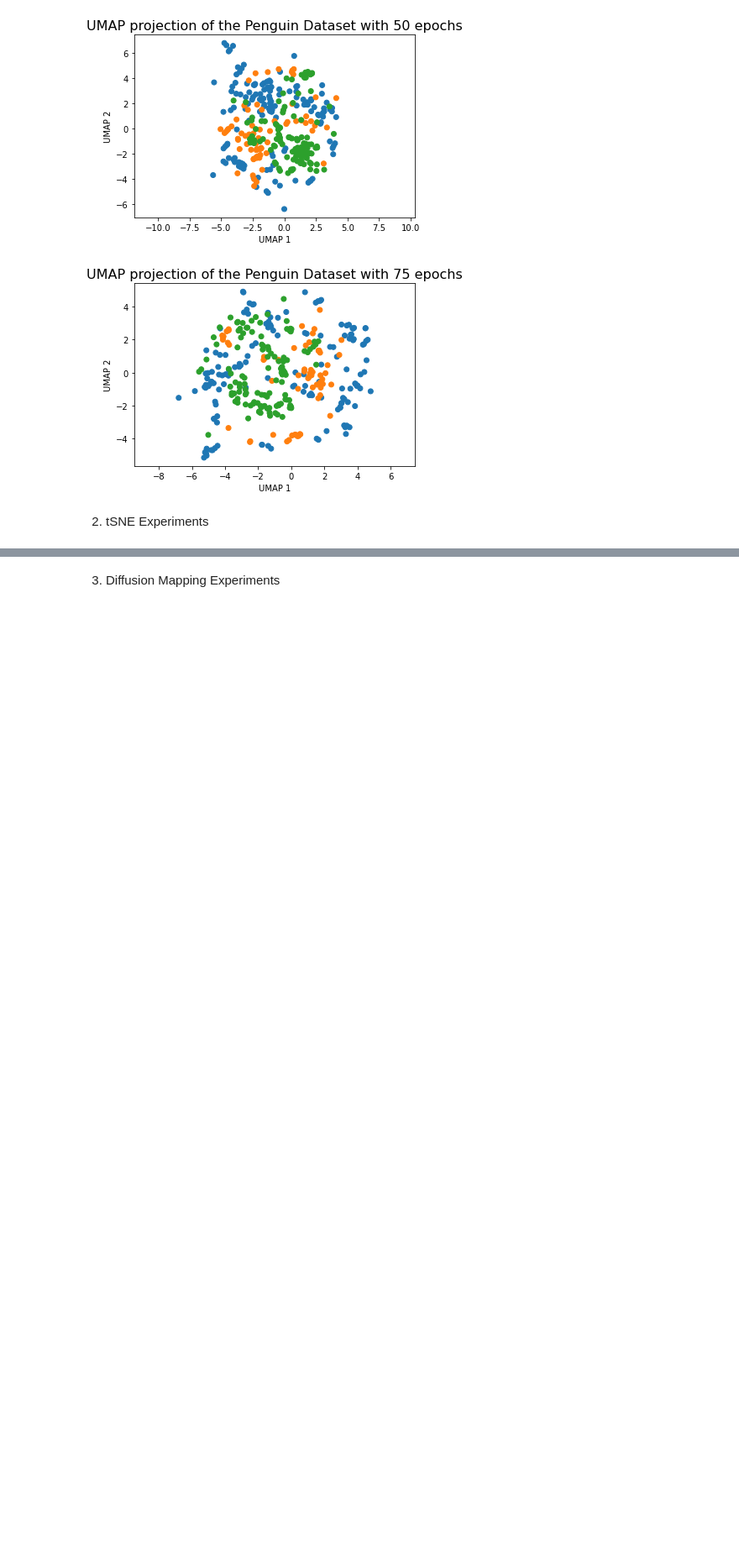
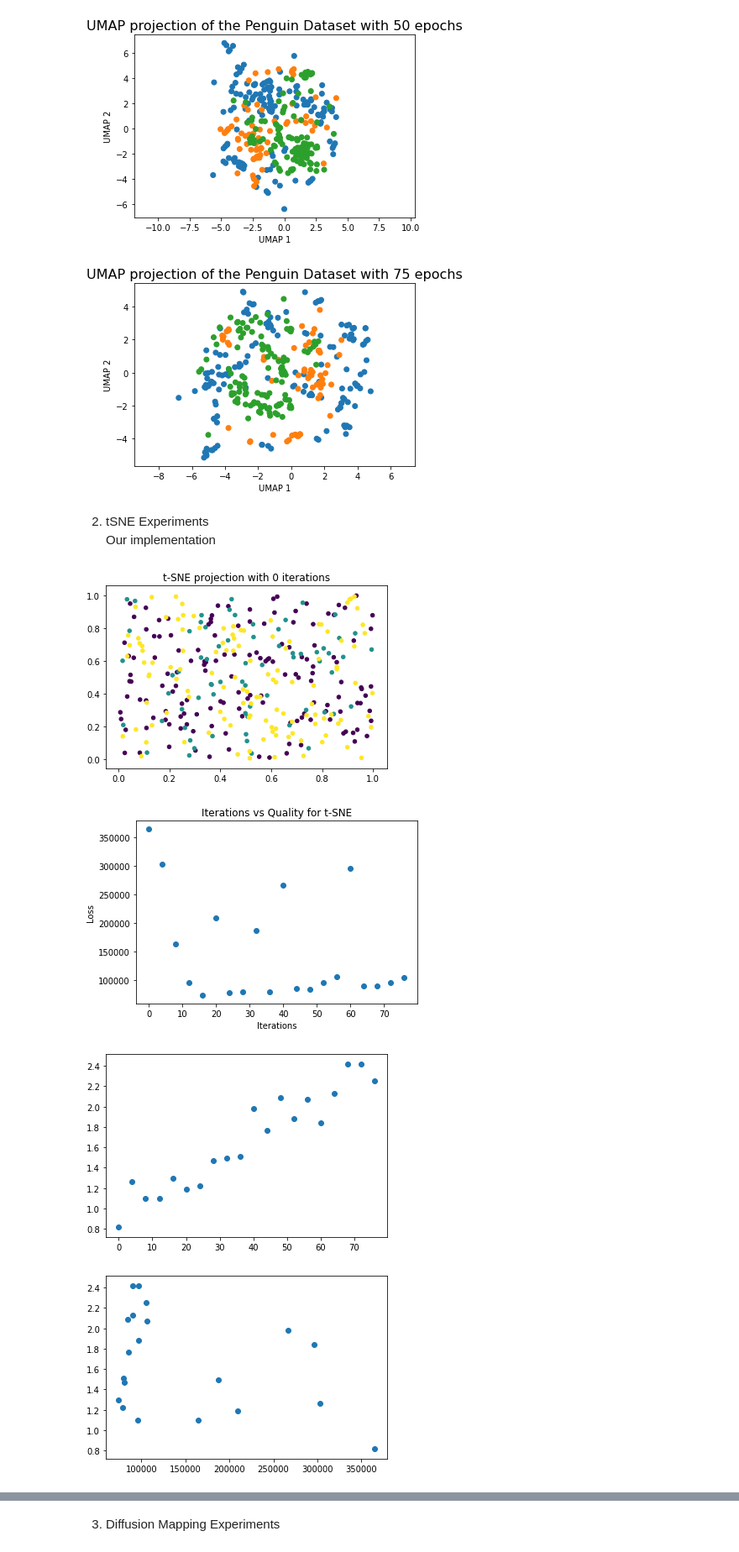
Before and after one commit to lewinsohndp/dimensional-reduction, a Jupyter notebook: experiments.ipynb, the cells around one changed output, grey strips where cells are left out. Shown at 84% size. Saved outputs shown, nothing was run; the diff lists cells and outputs as text; code cells hidden in the pictures; blank space fills up the shorter version.

Commit message:
Added tsne and diff map

```diff
--- a/experiments.ipynb
+++ b/experiments.ipynb
@@ -115,4 +118,42 @@ for i in range(0,100,25):
 [figure]
 [figure]
 # %% [markdown]
-2. tSNE Experiments
+2. tSNE Experiments <br>
+Our implementation
+# %%
+tsne = TSNE()
+# %%
+def test_iterations(start, end, increment, map_iteration):
+    p, e, m = 20, 4, 0.5
+    loss = ContrastiveLoss(5)
+    all_quality = []
+    all_i = []
+    all_time = []
+    for i in range(start, end, increment):
+        start = time.time()
+        Y = tsne.tsne(scaled_penguin_data, dims = 2, perplexity = p, exageration = e, momentum = m, iterations = i)
+        end = time.time()
+        losses = loss.get_loss(Y, labels)
+        all_quality.append(losses)
+        all_i.append(i)
+        all_time.append(end-start)
+        if i % map_iteration == 0:
+            pylab.title(f"t-SNE projection with {i} iterations")
+            pylab.scatter(Y[:, 0], Y[:, 1], s=20, c=labels)
+            pylab.show()
+    pylab.title("Iterations vs Quality for t-SNE")
+    pylab.xlabel("Iterations")
+    pylab.ylabel("Loss")
+    pylab.scatter(all_i, all_quality)
+    pylab.show()
+    pylab.scatter(all_i, all_time)
+    pylab.show()
+    pylab.scatter(all_quality, all_time)
+    pylab.show()
+# %%
+test_iterations(0, 80, 4, 50)
+# %% [output]
+[figure, added]
+[figure, added]
+[figure, added]
+[figure, added]
```
Also changed, not shown: parts of 15 cells of this notebook, 2 other files.
